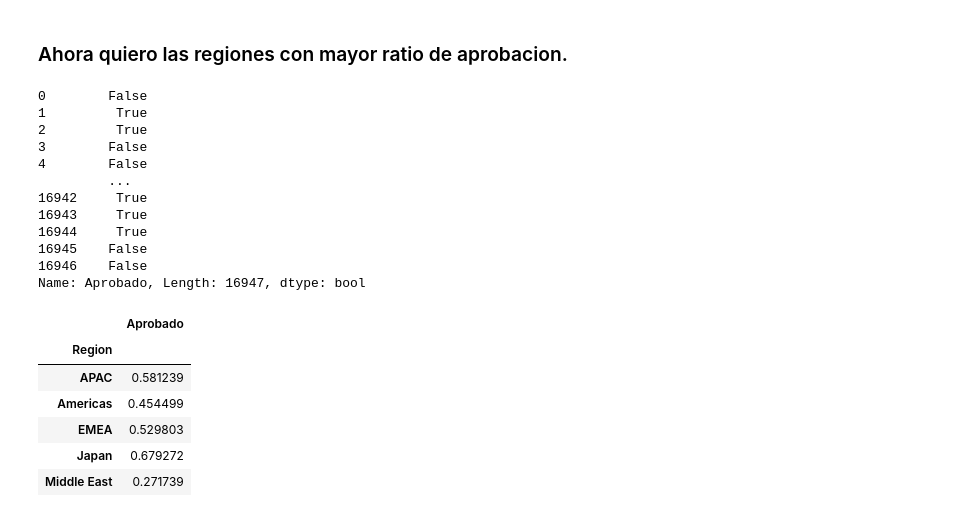
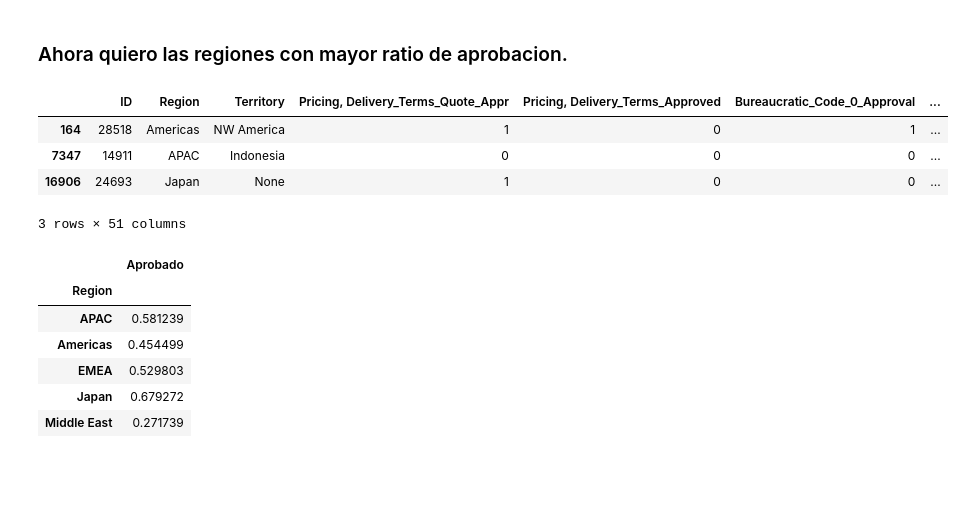
Before and after one commit to RiedelNicolas/75.06-2C2020-TP1, a Jupyter notebook: AnalisisGeografico.ipynb, the cells around one changed output. Drawn from its saved outputs; the diff is of its cells as text; code cells hidden in the pictures; blank space fills up the shorter version.

```diff
--- a/AnalisisGeografico.ipynb
+++ b/AnalisisGeografico.ipynb
@@ -303,19 +303,12 @@ sns.despine(left=True, bottom=True)
 ### Ahora quiero las regiones con mayor ratio de aprobacion.
 # %%
 datos['Aprobado'] = (datos['Stage'] == "Closed Won")
-# %%
-datos['Aprobado']
-# %% [output]
-0        False
-1         True
-2         True
-3        False
-4        False
-         ...
-16942     True
-16943     True
-16944     True
-16945    False
-16946    False
-Name: Aprobado, Length: 16947, dtype: bool
+# %%
+datos.sample(3)
+# %% [output]
+|  | ID | Region | Territory | Pricing, Delivery_Terms_Quote_Appr | Pricing, Delivery_Terms_Approved | Bureaucratic_Code_0_Approval | ... |
+| 164 | 28518 | Americas | NW America | 1 | 0 | 1 | ... |
+| 7347 | 14911 | APAC | Indonesia | 0 | 0 | 0 | ... |
+| 16906 | 24693 | Japan | None | 1 | 0 | 0 | ... |
+3 rows × 51 columns
 # %%
```
Also changed, not shown: parts of 5 cells of this notebook.
